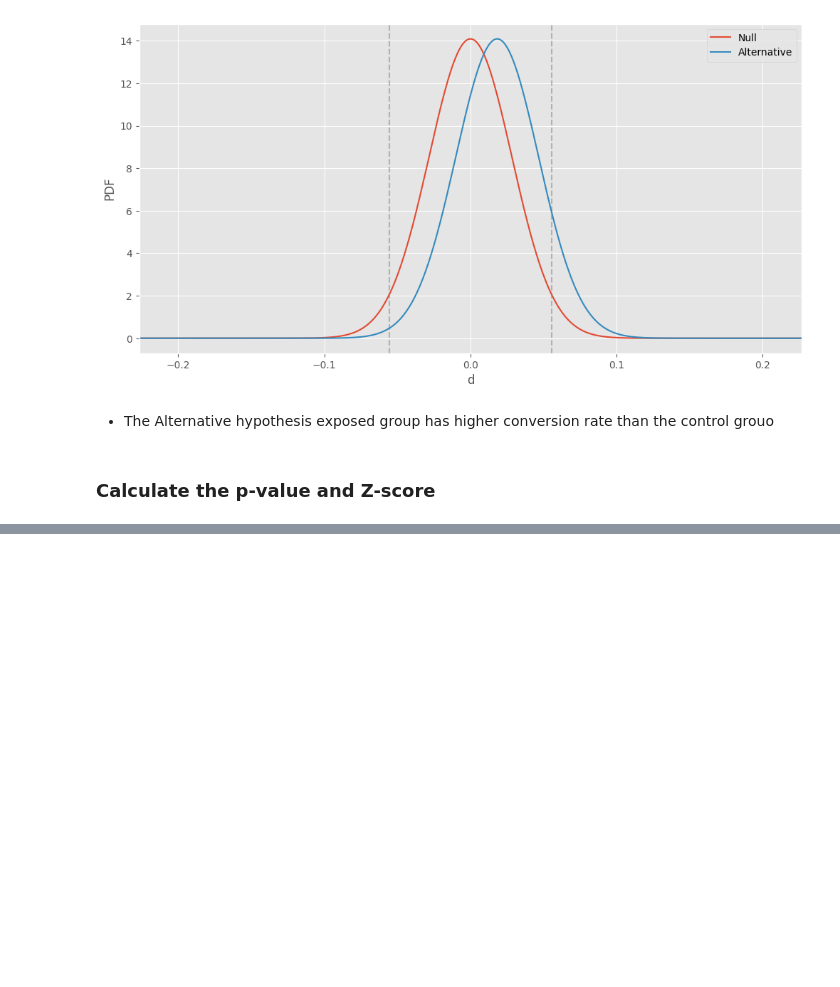
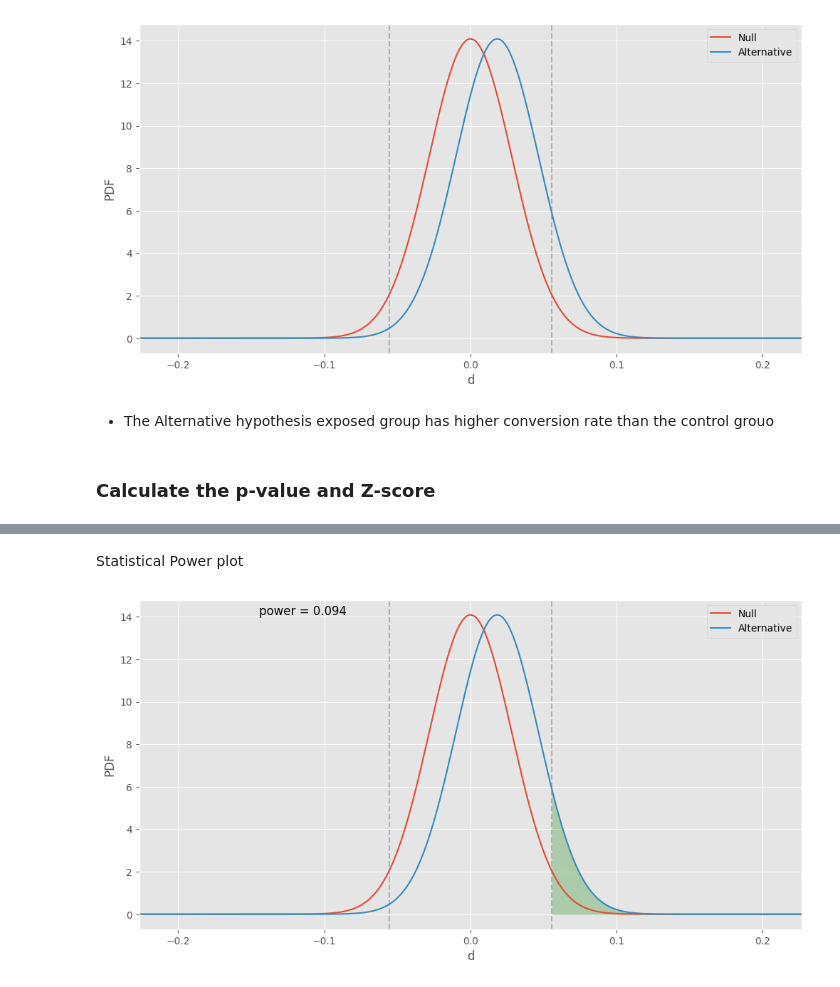
Before and after one commit to KaydeeJR/Ad-campaign-performance, a Jupyter notebook: notebooks/classical_AB_testing.ipynb, the cells around one changed output, grey strips where cells are left out. Cells and saved outputs as stored; diff of their text form; code cells hidden in the pictures; blank space fills up the shorter version.

```diff
--- a/notebooks/classical_AB_testing.ipynb
+++ b/notebooks/classical_AB_testing.ipynb
@@ -206,0 +214,6 @@ classical_plots.abplot(control_count, exposed_count, cv_rate_control, diff)
+# %% [markdown]
+Statistical Power plot
+# %%
+hypo_plots.abplot(control_count, exposed_count, cv_rate_control, diff, show_power=True )
+# %% [output]
+[figure, added]
```
Also changed, not shown: parts of 10 cells of this notebook.
